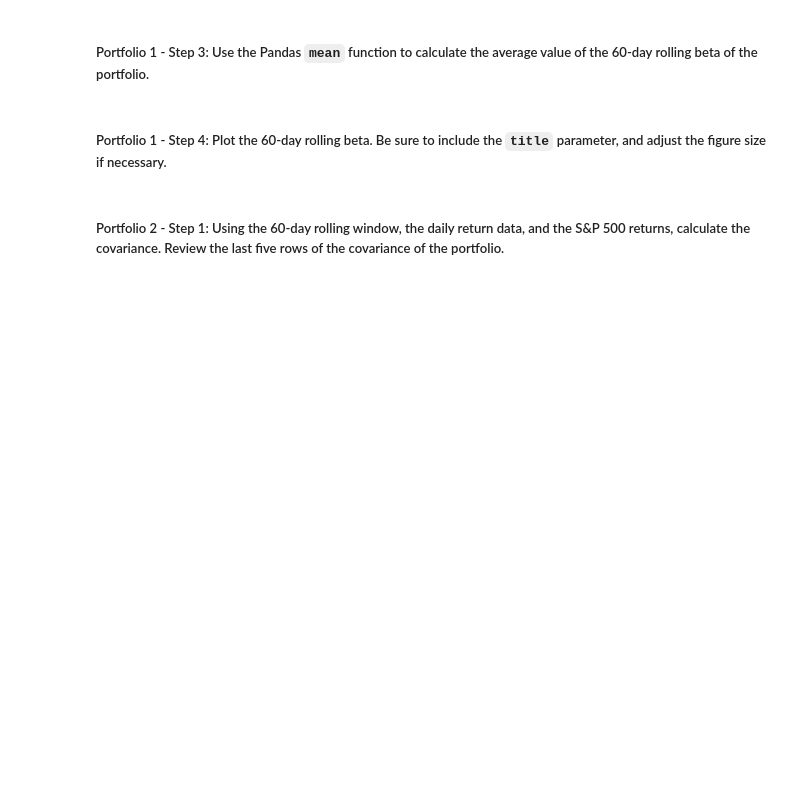
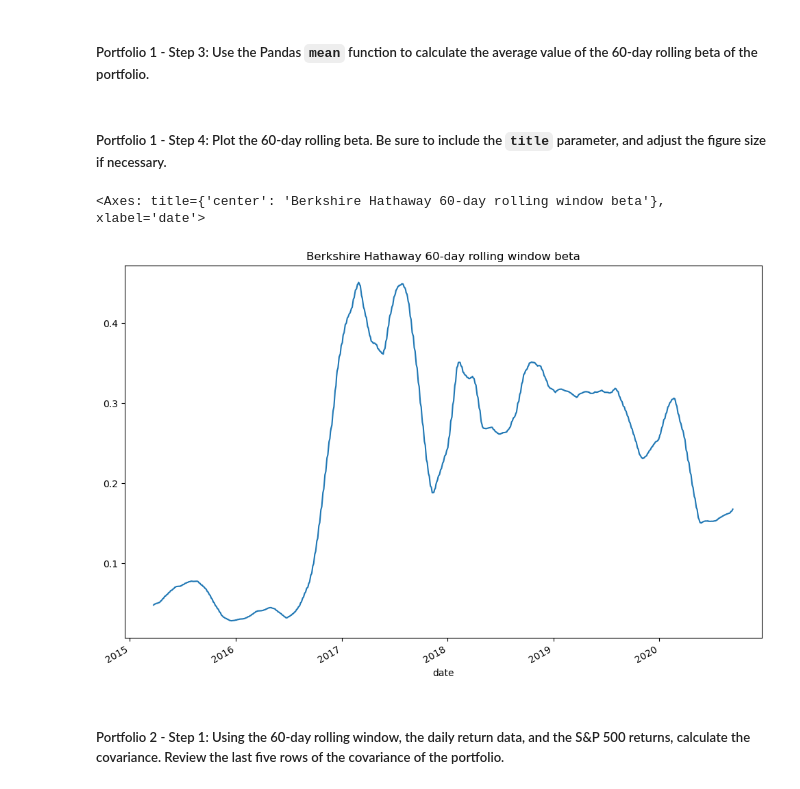
Before and after one commit to greg-krulin/Challenge4, a Jupyter notebook: risk_return_analysis.ipynb, the cells around one changed output. Cells and saved outputs as stored; diff of their text form; code cells hidden in the pictures; blank space fills up the shorter version.

```diff
--- a/risk_return_analysis.ipynb
+++ b/risk_return_analysis.ipynb
@@ -350,3 +377,5 @@ Your analysis is nearing completion. Now, you need to evaluate how the portfolio
 # %%
 # Calculate the variance of the S&P 500 using a rolling 60-day window.
 # YOUR CODE HERE
+sp_var = daily_returns['S&P 500'].rolling(window = 60).var()
+sp_var.tail()
@@ -366,3 +403,5 @@ Your analysis is nearing completion. Now, you need to evaluate how the portfolio
 # Calculate the covariance using a 60-day rolling window
 # Review the last five rows of the covariance data
 # YOUR CODE HERE
+berk_cov = daily_returns['BERKSHIRE HATHAWAY INC'].rolling(window = 60).cov(daily_returns['S&P 500'])
+berk_cov.tail()
@@ -372,3 +419,5 @@ Your analysis is nearing completion. Now, you need to evaluate how the portfolio
 # Calculate the beta based on the 60-day rolling covariance compared to the market (S&P 500)
 # Review the last five rows of the beta information
 # YOUR CODE HERE
+berk_beta = berk_cov/sp_var
+berk_beta.tail()
@@ -377,12 +434,17 @@ Your analysis is nearing completion. Now, you need to evaluate how the portfolio
 # %%
 # Calculate the average of the 60-day rolling beta
 # YOUR CODE HERE
+berk_beta_mean = berk_beta.rolling(window = 60).mean()
 # %% [markdown]
 ##### Portfolio 1 - Step 4: Plot the 60-day rolling beta. Be sure to include the `title` parameter, and adjust the figure size if necessary.
 # %%
 # Plot the rolling beta
 # Include a title parameter and adjust the figure size
 # YOUR CODE HERE
+berk_beta_mean.plot(figsize = (12,8), title = "Berkshire Hathaway 60-day rolling window beta")
+# %% [output]
+<Axes: title={'center': 'Berkshire Hathaway 60-day rolling window beta'}, xlabel='date'>
+[figure, added]
 # %% [markdown]
 ##### Portfolio 2 - Step 1: Using the 60-day rolling window, the daily return data, and the S&P 500 returns, calculate the covariance. Review the last five rows of the covariance of the portfolio.
 # %%
```
Also changed, not shown: parts of 14 cells of this notebook.
